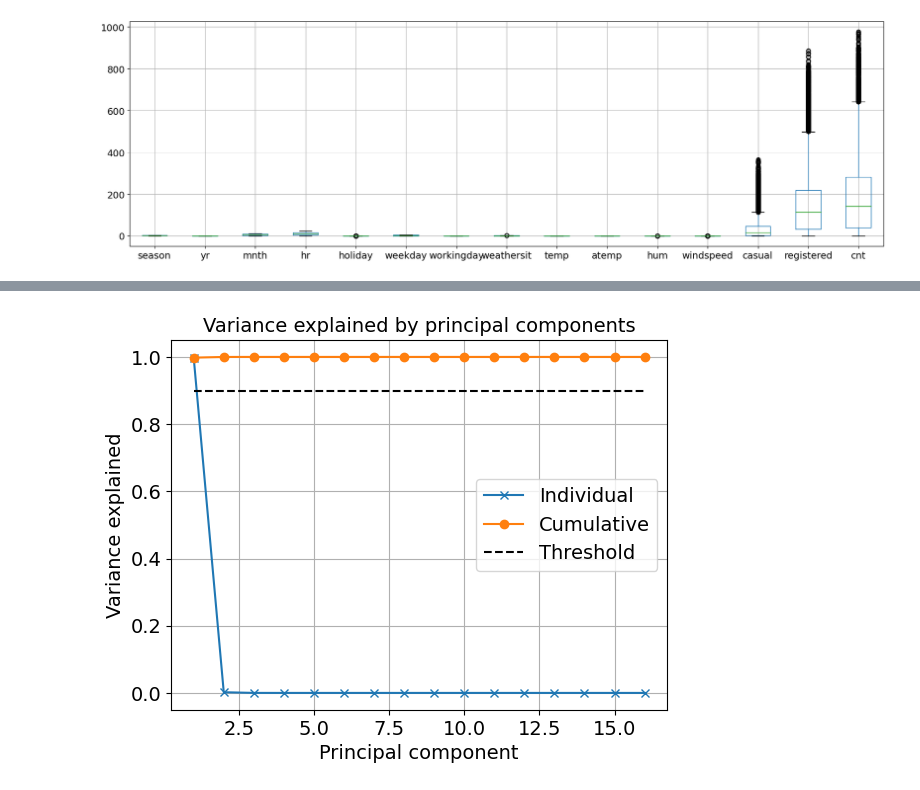
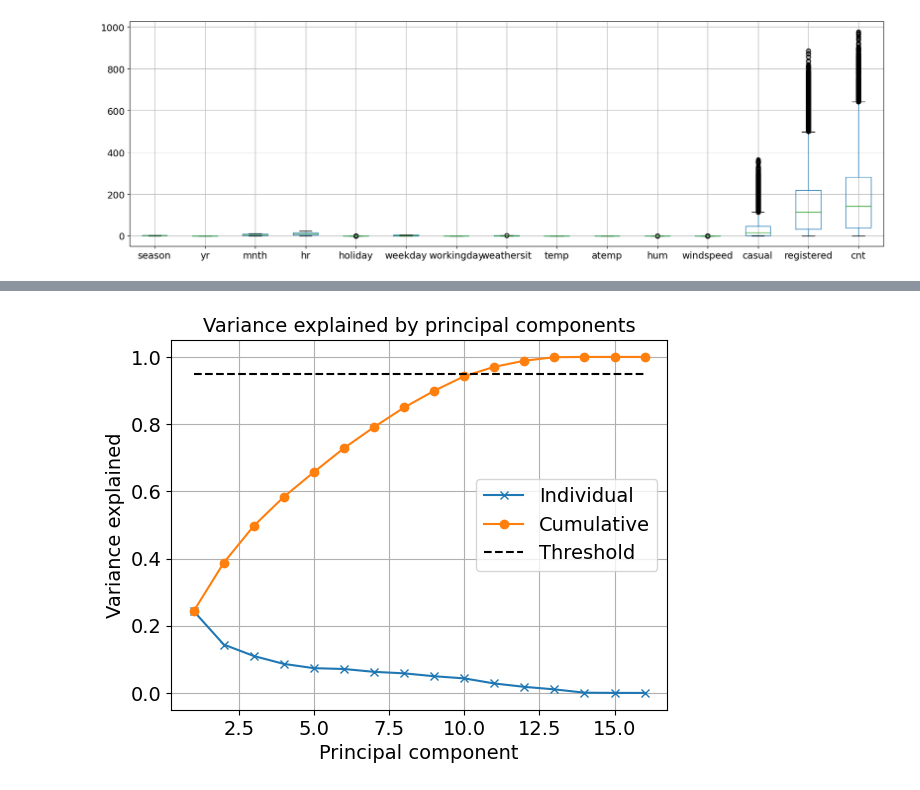
Before and after one commit to NicoloResmini/dtu-02450-projects, a Jupyter notebook: exploration.ipynb, the cells around one changed output, grey strips where cells are left out. Saved outputs shown, nothing was run; the diff lists cells and outputs as text; code cells hidden in the pictures.

```diff
--- a/exploration.ipynb
+++ b/exploration.ipynb
@@ -88,31 +88,33 @@ memory usage: 2.3+ MB
 # %%
 df_int = dataset.copy().drop('dteday', axis=1)
 
 X = df_int.values
 
 from scipy.linalg import svd
+from scipy.stats import tstd
 
 # Subtract mean value from data
 Y = X - np.ones((N,1))*X.mean(axis=0)
+Y = Y/tstd(X)
 
 # PCA by computing SVD of Y
 U,S,V = svd(Y,full_matrices=False)
 
 # Compute variance explained by principal components
 rho = (S*S) / (S*S).sum()
 
-threshold = 0.9
+threshold = 0.95
 
 # Plot variance explained
 plt.figure()
 plt.plot(range(1,len(rho)+1),rho,'x-')
 plt.plot(range(1,len(rho)+1),np.cumsum(rho),'o-')
 plt.plot([1,len(rho)],[threshold, threshold],'k--')
 plt.title('Variance explained by principal components');
 plt.xlabel('Principal component');
 plt.ylabel('Variance explained');
 plt.legend(['Individual','Cumulative','Threshold'])
 plt.grid()
 plt.show()
 # %% [output]
-[figure, old version]
+[figure, new version]
```
Also changed, not shown: parts of 1 cell of this notebook.
